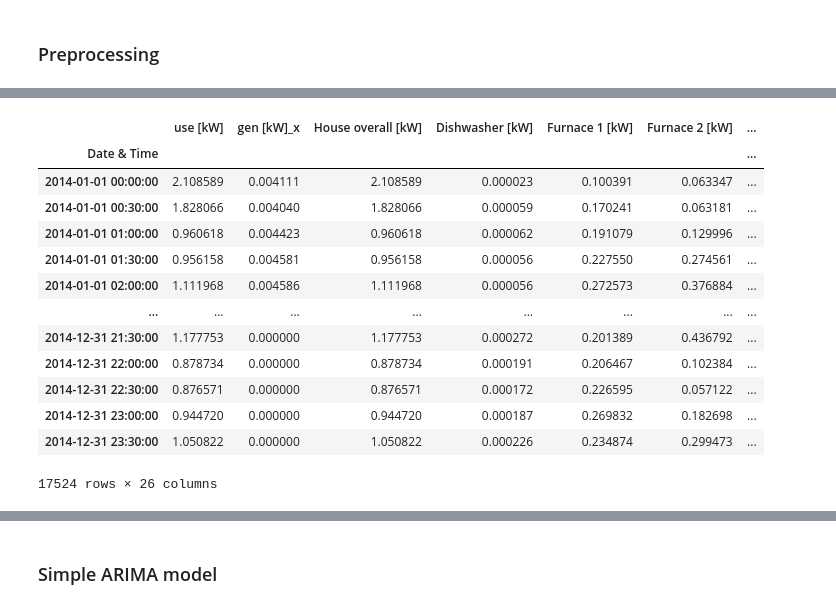
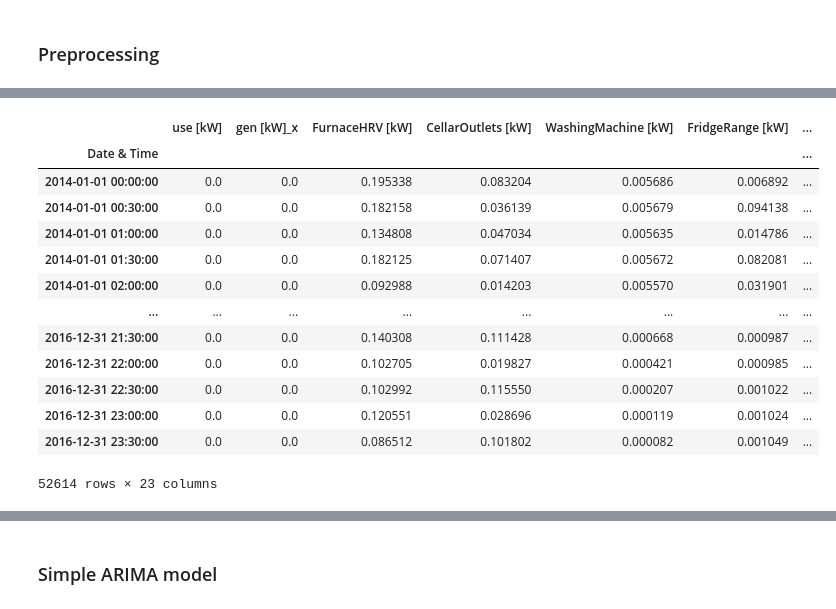
Before and after one commit to danbm94/masterthesis, a Jupyter notebook: thesis.ipynb, the cells around one changed output, grey strips where cells are left out. Saved outputs shown, nothing was run; the diff lists cells and outputs as text; code cells hidden in the pictures.

```diff
--- a/thesis.ipynb
+++ b/thesis.ipynb
@@ -65,12 +65,12 @@ path="/Users/daniel.bustillo/Documents/thesis"
 # %%
 os.chdir(path)
 # %%
-#Setting up all the homes
+#Reading all years from House A
 home_a_1= pd.read_csv("Dataset/HomeA/2014/HomeA-meter2_2014.csv",infer_datetime_format=True, index_col=0, parse_dates=True)
 home_a_2= pd.read_csv("Dataset/HomeA/2014/HomeA-meter3_2014.csv",infer_datetime_format=True, index_col=0, parse_dates=True)
 
-home_b_1 = pd.read_csv("Dataset/HomeB/2014/HomeB-meter1_2014.csv", infer_datetime_format=True, index_col=0, parse_dates=True)
-home_b_2 = pd.read_csv("Dataset/HomeB/2014/HomeB-meter2_2014.csv", infer_datetime_format=True, index_col=0, parse_dates=True)
+home_a_1_15= pd.read_csv("Dataset/HomeA/2015/HomeA-meter2_2015.csv",infer_datetime_format=True, index_col=0, parse_dates=True)
+home_a_2_15= pd.read_csv("Dataset/HomeA/2015/HomeA-meter3_2015.csv",infer_datetime_format=True, index_col=0, parse_dates=True)
 
-home_c_1 = pd.read_csv("Dataset/HomeC/2014/HomeC-meter1_2014.csv", infer_datetime_format=True, index_col=0, parse_dates=True)
-home_c_2 = pd.read_csv("Dataset/HomeC/2014/HomeC-meter2_2014.csv", infer_datetime_format=True, index_col=0, parse_dates=True)
+home_a_1_16= pd.read_csv("Dataset/HomeA/2016/HomeA-meter2_2016.csv",infer_datetime_format=True, index_col=0, parse_dates=True)
+home_a_2_16= pd.read_csv("Dataset/HomeA/2016/HomeA-meter3_2016.csv",infer_datetime_format=True, index_col=0, parse_dates=True)
@@ -76,0 +86,17 @@ home_c_2 = pd.read_csv("Dataset/HomeC/2014/HomeC-meter2_2014.csv", infer_datetim
+# %%
+home_a_2_15= home_a_2_15.resample("30T").mean()
+home_a_1_16=home_a_1_16.resample("30T").mean()
+home_a_2_16 = home_a_2_16.resample("30T").mean()
+# %%
+home_a_2 =home_a_2.drop("use [kW]", axis=1)
+home_a= home_a_1.merge(right= home_a_2, how="outer",left_index= True, right_index= True)
+
+home_a_2_15 =home_a_2_15.drop("use [kW]", axis=1)
+home_a_15= home_a_1_15.merge(right= home_a_2_15, how="outer",left_index= True, right_index= True)
+
+home_a_2_16 =home_a_2_16.drop("use [kW]", axis=1)
+home_a_16= home_a_1_16.merge(right= home_a_2_16, how="outer",left_index= True, right_index= True)
+# %%
+dfs=[home_a, home_a_15, home_a_16]
+
+home_a= pd.concat(dfs)
@@ -92,21 +132,21 @@ def sum_power(df, label="total"):
     return df
 # %%
 sum_power(home_a)
-sum_power(home_b)
-sum_power(home_c)
+# sum_power(home_b)
+# sum_power(home_c)
 # %% [output]
-|  | use [kW] | gen [kW]_x | House overall [kW] | Dishwasher [kW] | Furnace 1 [kW] | Furnace 2 [kW] | ... |
+|  | use [kW] | gen [kW]_x | FurnaceHRV [kW] | CellarOutlets [kW] | WashingMachine [kW] | FridgeRange [kW] | ... |
 | Date & Time |  |  |  |  |  |  | ... |
-| 2014-01-01 00:00:00 | 2.108589 | 0.004111 | 2.108589 | 0.000023 | 0.100391 | 0.063347 | ... |
-| 2014-01-01 00:30:00 | 1.828066 | 0.004040 | 1.828066 | 0.000059 | 0.170241 | 0.063181 | ... |
-| 2014-01-01 01:00:00 | 0.960618 | 0.004423 | 0.960618 | 0.000062 | 0.191079 | 0.129996 | ... |
-| 2014-01-01 01:30:00 | 0.956158 | 0.004581 | 0.956158 | 0.000056 | 0.227550 | 0.274561 | ... |
-| 2014-01-01 02:00:00 | 1.111968 | 0.004586 | 1.111968 | 0.000056 | 0.272573 | 0.376884 | ... |
+| 2014-01-01 00:00:00 | 0.0 | 0.0 | 0.195338 | 0.083204 | 0.005686 | 0.006892 | ... |
+| 2014-01-01 00:30:00 | 0.0 | 0.0 | 0.182158 | 0.036139 | 0.005679 | 0.094138 | ... |
+| 2014-01-01 01:00:00 | 0.0 | 0.0 | 0.134808 | 0.047034 | 0.005635 | 0.014786 | ... |
+| 2014-01-01 01:30:00 | 0.0 | 0.0 | 0.182125 | 0.071407 | 0.005672 | 0.082081 | ... |
+| 2014-01-01 02:00:00 | 0.0 | 0.0 | 0.092988 | 0.014203 | 0.005570 | 0.031901 | ... |
 | ... | ... | ... | ... | ... | ... | ... | ... |
-| 2014-12-31 21:30:00 | 1.177753 | 0.000000 | 1.177753 | 0.000272 | 0.201389 | 0.436792 | ... |
-| 2014-12-31 22:00:00 | 0.878734 | 0.000000 | 0.878734 | 0.000191 | 0.206467 | 0.102384 | ... |
-| 2014-12-31 22:30:00 | 0.876571 | 0.000000 | 0.876571 | 0.000172 | 0.226595 | 0.057122 | ... |
-| 2014-12-31 23:00:00 | 0.944720 | 0.000000 | 0.944720 | 0.000187 | 0.269832 | 0.182698 | ... |
-| 2014-12-31 23:30:00 | 1.050822 | 0.000000 | 1.050822 | 0.000226 | 0.234874 | 0.299473 | ... |
+| 2016-12-31 21:30:00 | 0.0 | 0.0 | 0.140308 | 0.111428 | 0.000668 | 0.000987 | ... |
+| 2016-12-31 22:00:00 | 0.0 | 0.0 | 0.102705 | 0.019827 | 0.000421 | 0.000985 | ... |
+| 2016-12-31 22:30:00 | 0.0 | 0.0 | 0.102992 | 0.115550 | 0.000207 | 0.001022 | ... |
+| 2016-12-31 23:00:00 | 0.0 | 0.0 | 0.120551 | 0.028696 | 0.000119 | 0.001024 | ... |
+| 2016-12-31 23:30:00 | 0.0 | 0.0 | 0.086512 | 0.101802 | 0.000082 | 0.001049 | ... |
-17524 rows × 26 columns
+52614 rows × 23 columns
 # %%
```
Also changed, not shown: parts of 35 cells of this notebook, 1 other file.
